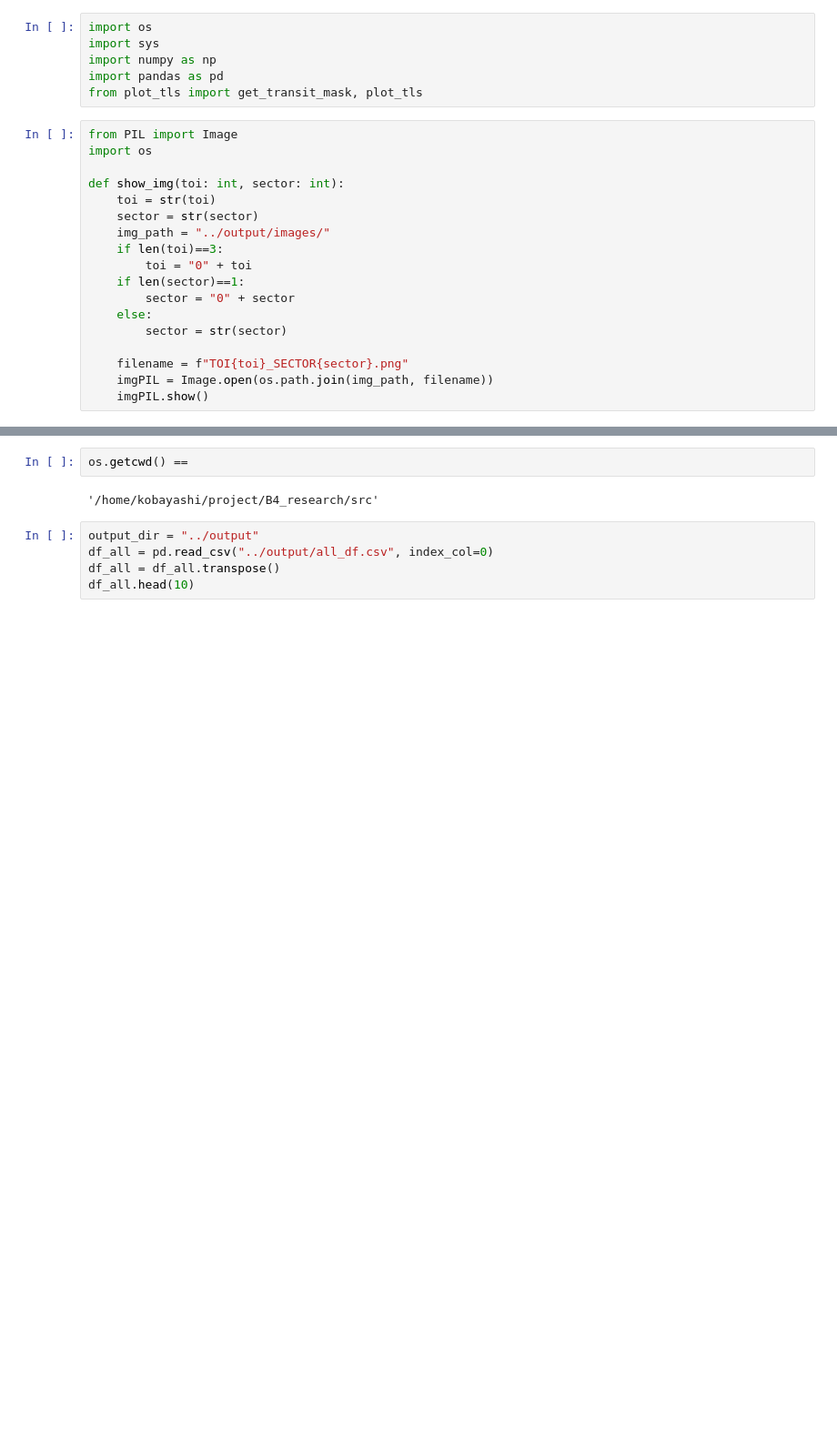
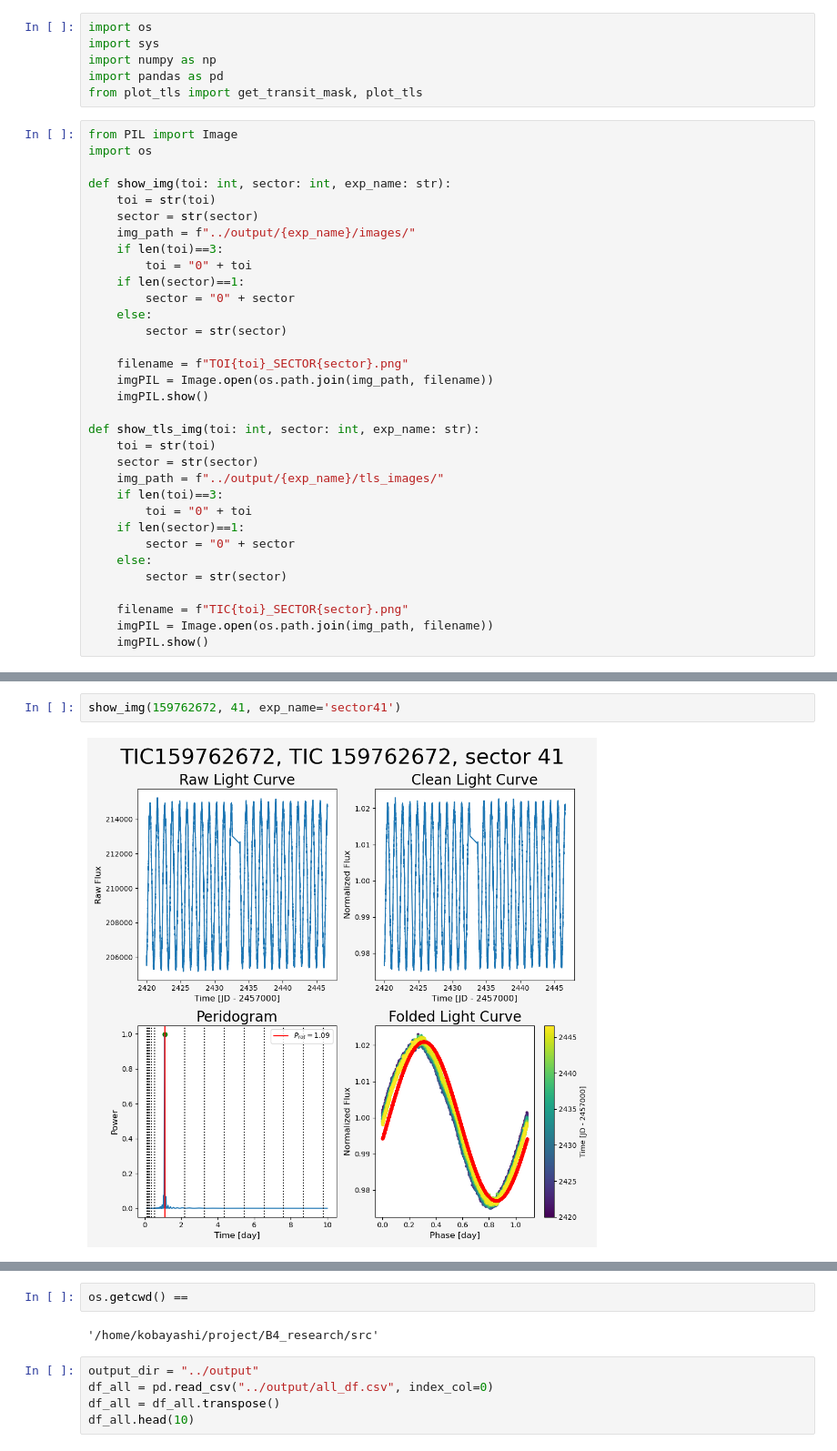
Before and after one commit to hiremasa/ytps, a Jupyter notebook: src/working_notebook.ipynb, the cells around one changed output, grey strips where cells are left out. Shown at 91% size. Cells and saved outputs as stored; diff of their text form; blank space fills up the shorter version.

```diff
--- a/src/working_notebook.ipynb
+++ b/src/working_notebook.ipynb
@@ -8,10 +8,10 @@ from plot_tls import get_transit_mask, plot_tls
 from PIL import Image
 import os
 
-def show_img(toi: int, sector: int):
+def show_img(toi: int, sector: int, exp_name: str):
     toi = str(toi)
     sector = str(sector)
-    img_path = "../output/images/"
+    img_path = f"../output/{exp_name}/images/"
     if len(toi)==3:
         toi = "0" + toi
     if len(sector)==1:
@@ -22,3 +22,18 @@ def show_img(toi: int, sector: int):
     filename = f"TOI{toi}_SECTOR{sector}.png"
     imgPIL = Image.open(os.path.join(img_path, filename))
     imgPIL.show()
+
+def show_tls_img(toi: int, sector: int, exp_name: str):
+    toi = str(toi)
+    sector = str(sector)
+    img_path = f"../output/{exp_name}/tls_images/"
+    if len(toi)==3:
+        toi = "0" + toi
+    if len(sector)==1:
+        sector = "0" + sector
+    else:
+        sector = str(sector)
+
+    filename = f"TIC{toi}_SECTOR{sector}.png"
+    imgPIL = Image.open(os.path.join(img_path, filename))
+    imgPIL.show()
@@ -32,0 +64,4 @@ all_df_sort_pmax.to_csv("../output/sector41/all_df_sort_pmax.csv")
+# %%
+show_img(159762672, 41, exp_name='sector41')
+# %% [output]
+[figure, added]
```
Also changed, not shown: parts of 16 cells of this notebook, 4 other files.
